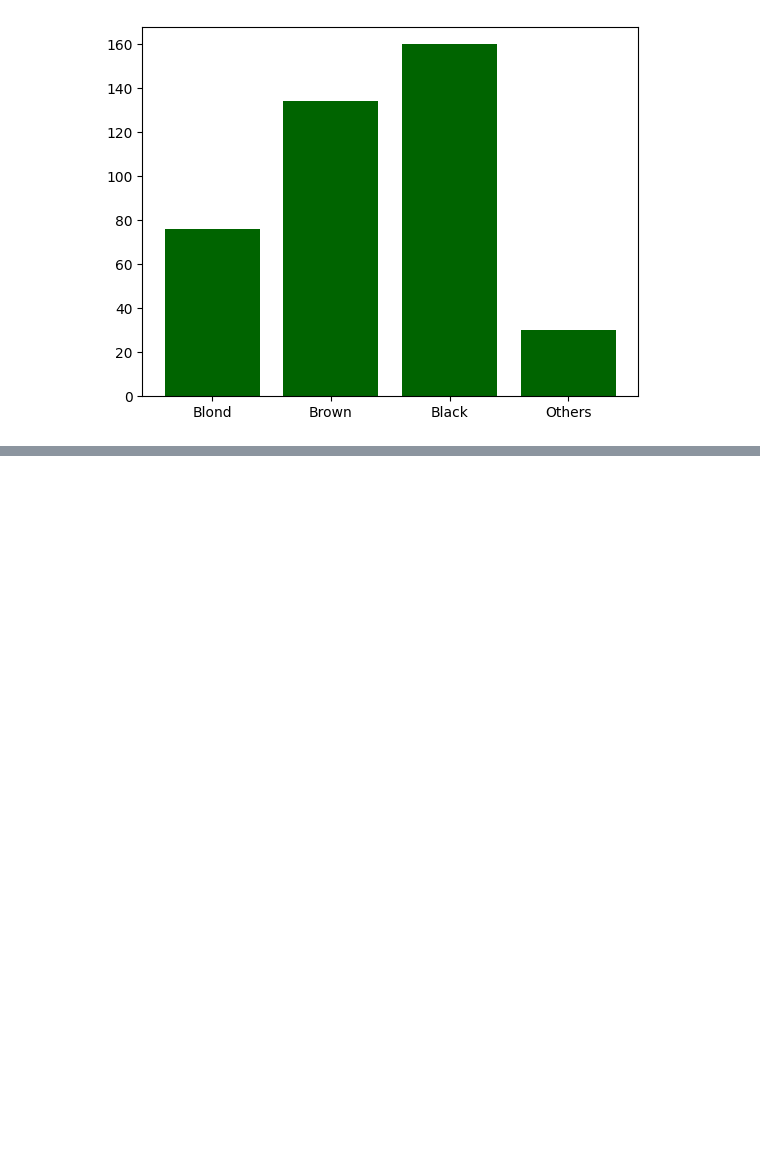
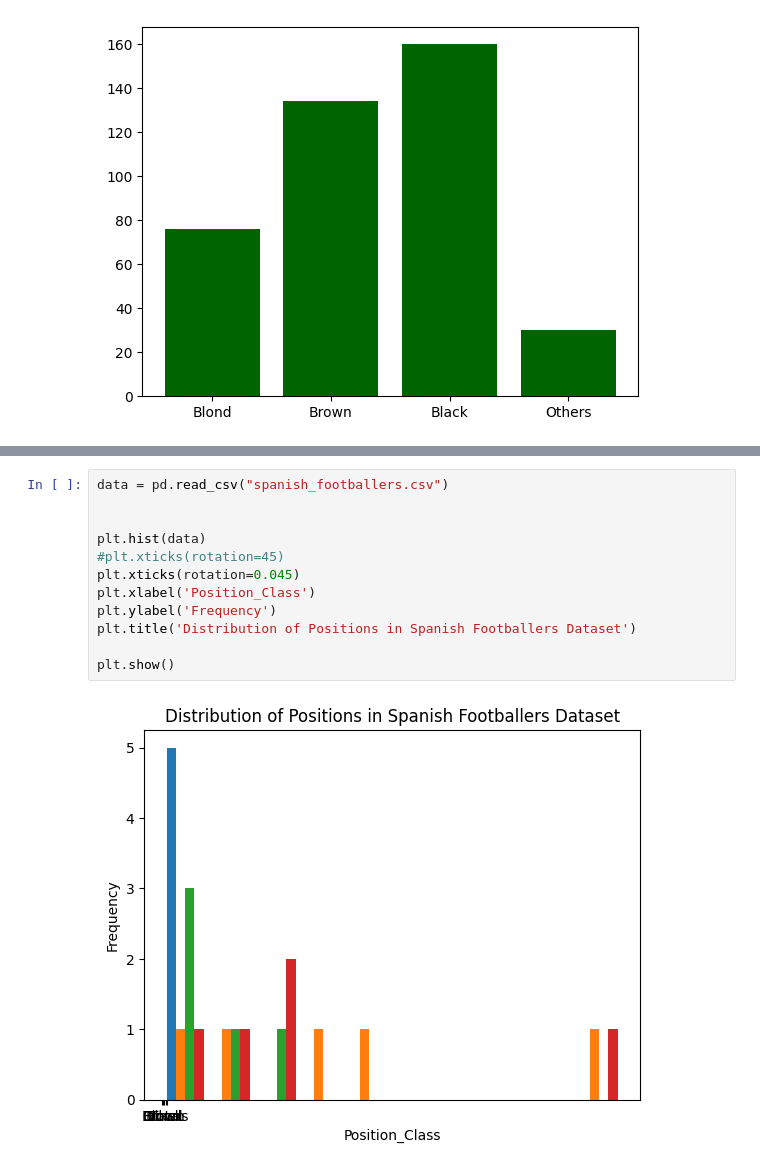
Before and after one commit to mwangisentry-talks/desktop-tutorial, a Jupyter notebook: Stats1.ipynb, the cells around one changed output, grey strips where cells are left out. Drawn from its saved outputs; the diff is of its cells as text; blank space fills up the shorter version.

```diff
--- a/Stats1.ipynb
+++ b/Stats1.ipynb
@@ -36,0 +78,14 @@ plt.show()
+# %%
+data = pd.read_csv("spanish_footballers.csv")
+
+
+plt.hist(data)
+#plt.xticks(rotation=45)
+plt.xticks(rotation=0.045)
+plt.xlabel('Position_Class')
+plt.ylabel('Frequency')
+plt.title('Distribution of Positions in Spanish Footballers Dataset')
+
+plt.show()
+# %% [output]
+[figure, added]
```
Also changed, not shown: parts of 3 cells of this notebook, 1 other file.
